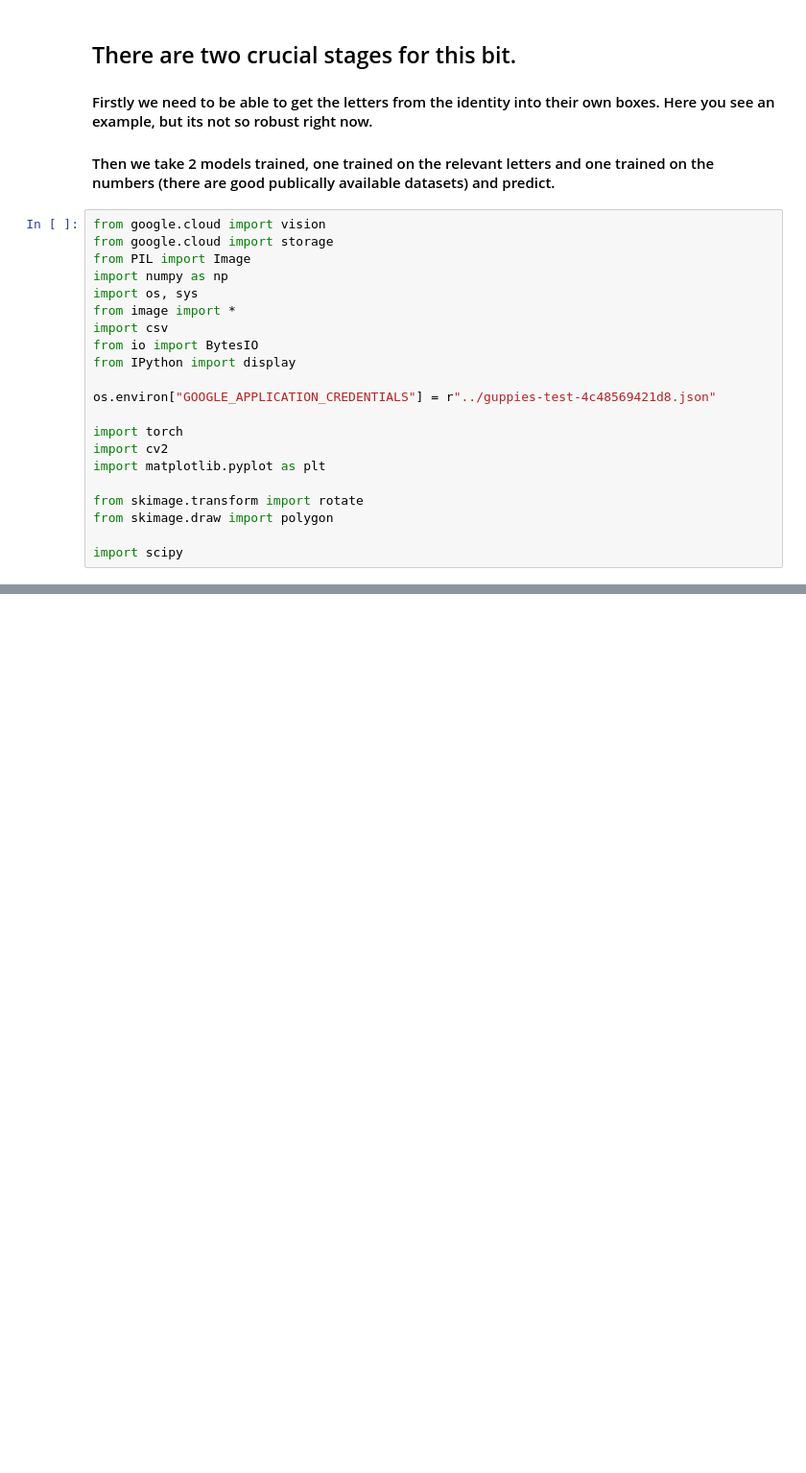
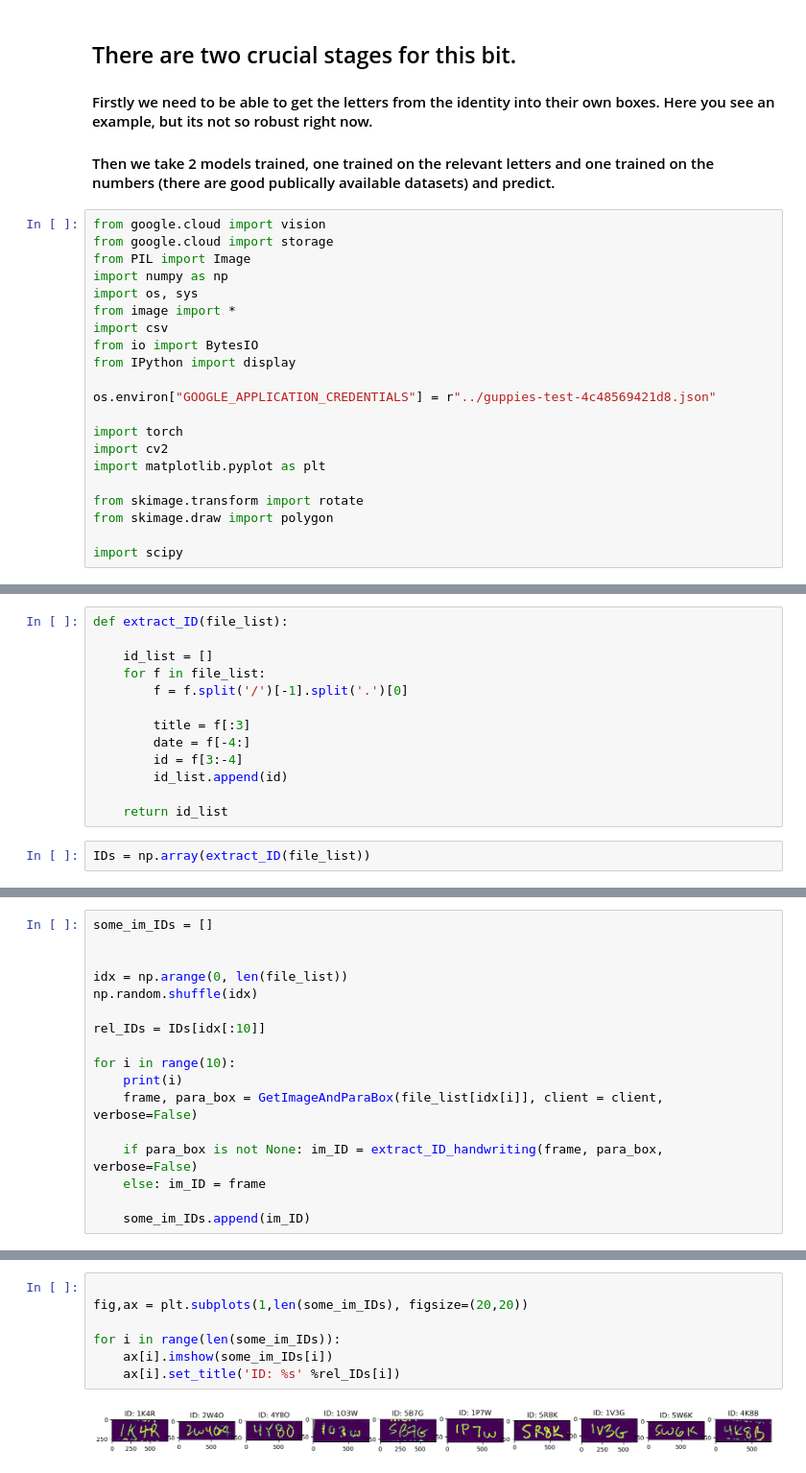
Before and after one commit to Jor-Lee/Guppies, a Jupyter notebook: Python_Files/ML_preprocessing.ipynb, the cells around one changed output, grey strips where cells are left out. Shown: that part at 96% size. Drawn from its saved outputs; the diff is of its cells as text; blank space fills up the shorter version.

```diff
--- a/Python_Files/ML_preprocessing.ipynb
+++ b/Python_Files/ML_preprocessing.ipynb
@@ -202,0 +251,15 @@ ax[4].imshow(frame)
+# %%
+def extract_ID(file_list):
+
+    id_list = []
+    for f in file_list:
+        f = f.split('/')[-1].split('.')[0]
+
+        title = f[:3]
+        date = f[-4:]
+        id = f[3:-4]
+        id_list.append(id)
+
+    return id_list
+# %%
+IDs = np.array(extract_ID(file_list))
@@ -202,0 +293,17 @@ ax[4].imshow(frame)
+# %%
+some_im_IDs = []
+
+
+idx = np.arange(0, len(file_list))
+np.random.shuffle(idx)
+
+rel_IDs = IDs[idx[:10]]
+
+for i in range(10):
+    print(i)
+    frame, para_box = GetImageAndParaBox(file_list[idx[i]], client = client, verbose=False)
+
+    if para_box is not None: im_ID = extract_ID_handwriting(frame, para_box, verbose=False)
+    else: im_ID = frame
+
+    some_im_IDs.append(im_ID)
@@ -202,0 +333,9 @@ ax[4].imshow(frame)
+# %%
+
+fig,ax = plt.subplots(1,len(some_im_IDs), figsize=(20,20))
+
+for i in range(len(some_im_IDs)):
+    ax[i].imshow(some_im_IDs[i])
+    ax[i].set_title('ID: %s' %rel_IDs[i])
+# %% [output]
+[figure, added]
```
Also changed, not shown: parts of 14 cells of this notebook.
